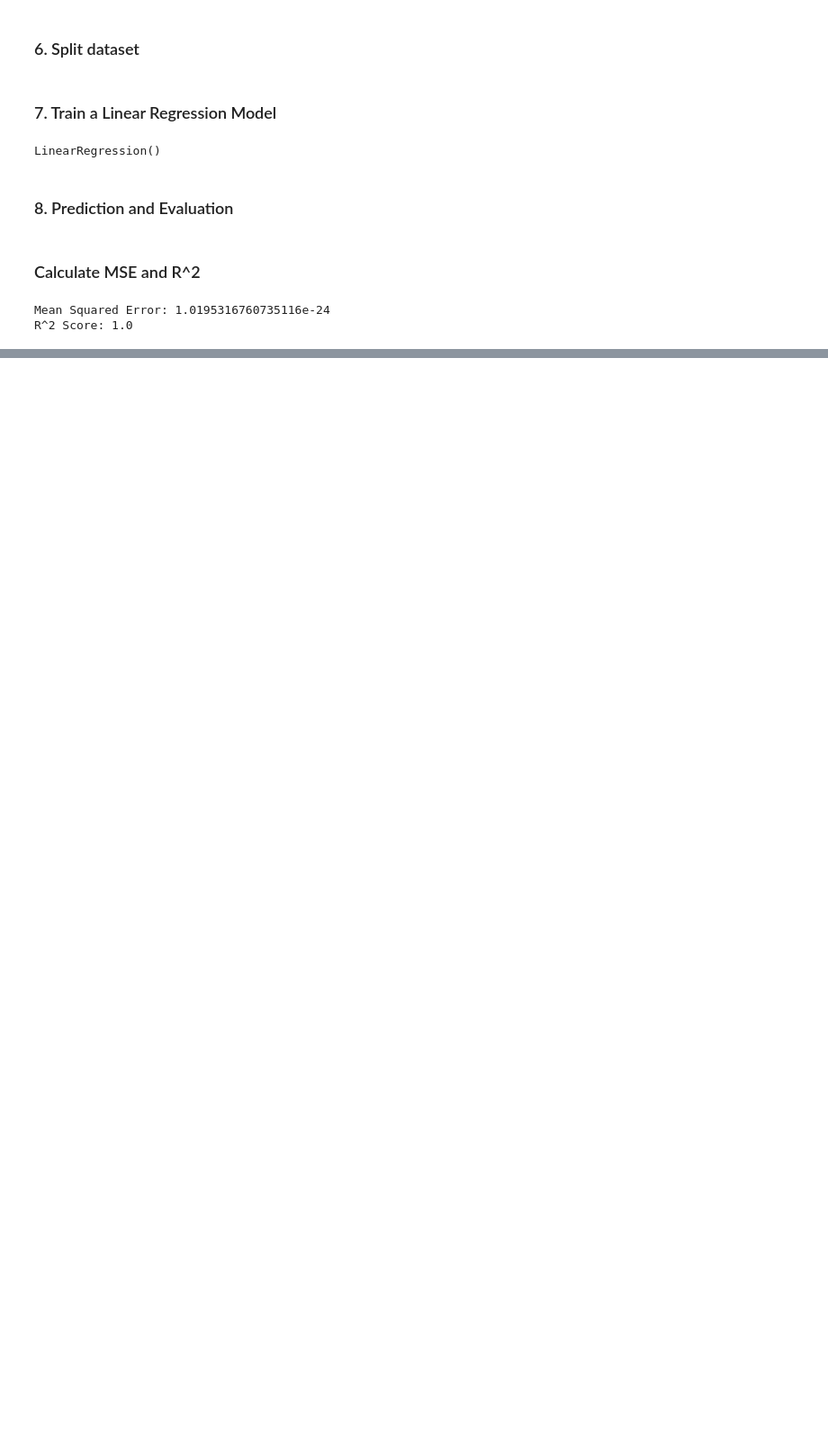
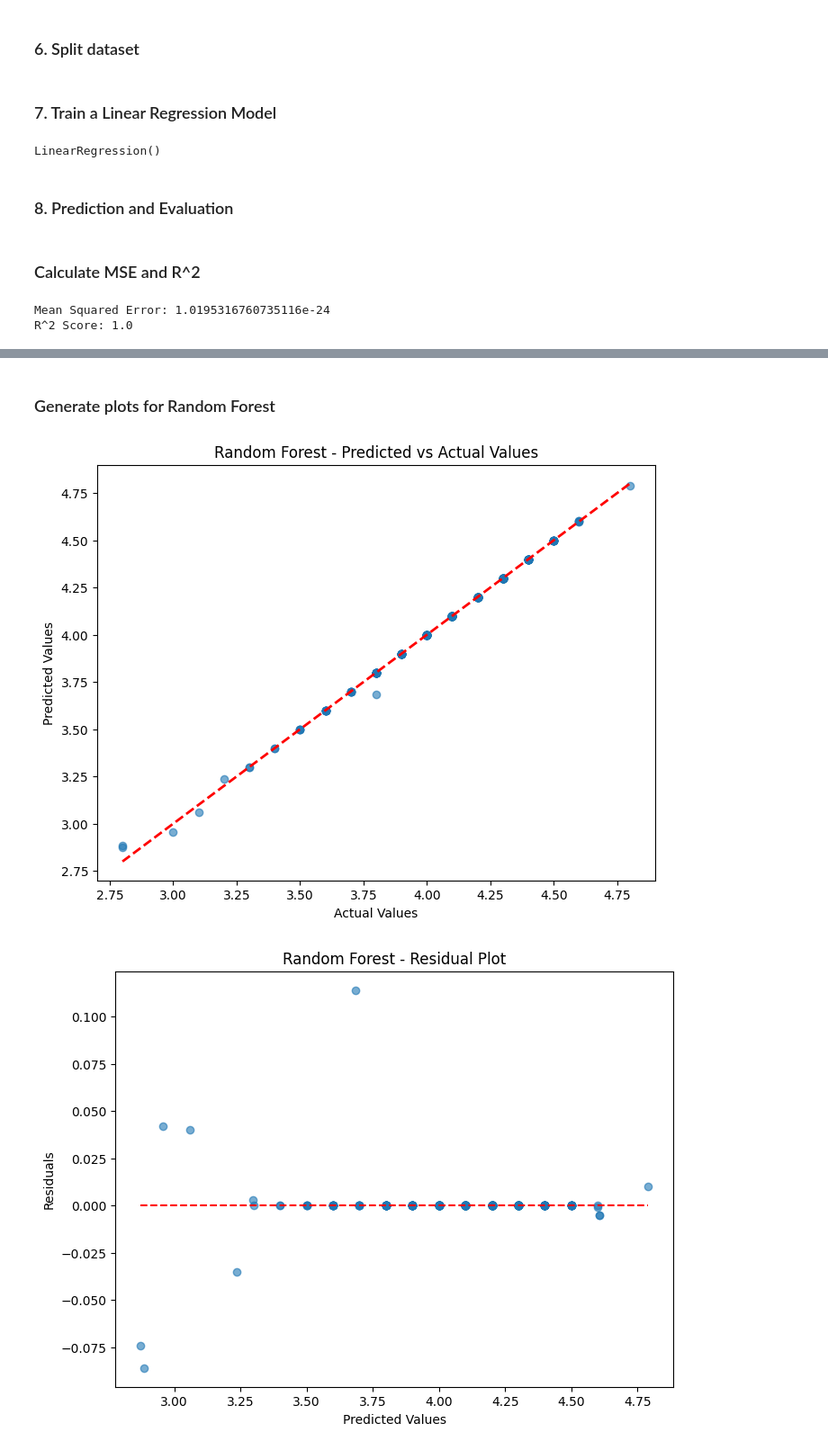
Before and after one commit to samwanyua/Amazon-UK-Products-EDA-ML-Project, a Jupyter notebook: Notebook.ipynb, the cells around one changed output, grey strips where cells are left out. Shown: that part at 90% size. Saved outputs shown, nothing was run; the diff lists cells and outputs as text; code cells hidden in the pictures; blank space fills up the shorter version.

```diff
--- a/Notebook.ipynb
+++ b/Notebook.ipynb
@@ -332,0 +380,10 @@ R^2 Score: 1.0
+# %%
+def plot_feature_importance(model, feature_names, title):
+    importances = model.feature_importances_
+    indices = np.argsort(importances)[-10:]  # Select top 10 important features for clarity
+    plt.figure(figsize=(10, 8))
+    plt.barh(range(len(indices)), importances[indices], color="b", align="center")
+    plt.yticks(range(len(indices)), [feature_names[i] for i in indices])
+    plt.xlabel("Relative Importance")
+    plt.title(f"{title} - Feature Importances")
+    plt.show()
@@ -332,0 +398,9 @@ R^2 Score: 1.0
+# %% [markdown]
+### Generate plots for Random Forest
+# %%
+plot_predicted_vs_actual(rf_model, X_test, y_test, "Random Forest")
+plot_residuals(rf_model, X_test, y_test, "Random Forest")
+plot_feature_importance(rf_model, X_train.columns, "Random Forest")
+# %% [output]
+[figure, added]
+[figure, added]
```
Also changed, not shown: parts of 10 cells of this notebook.
